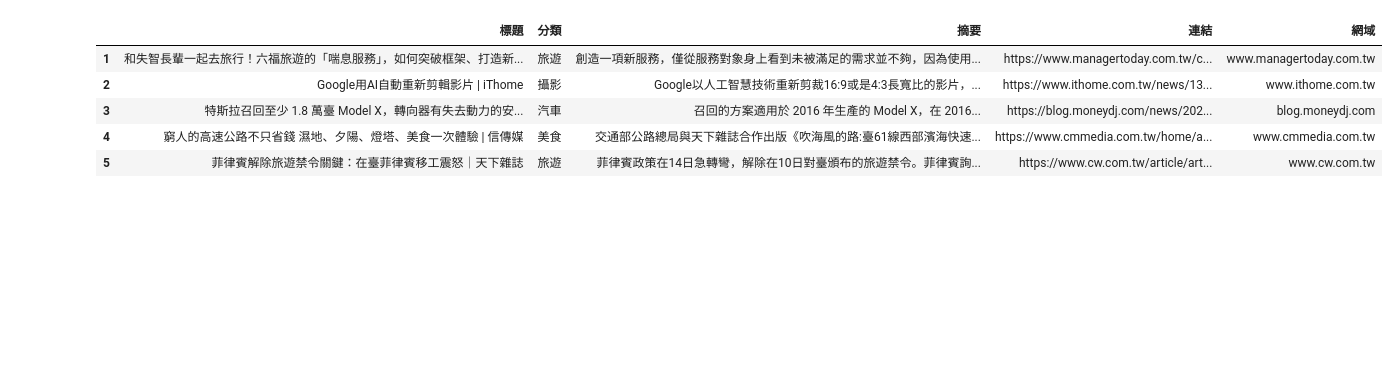
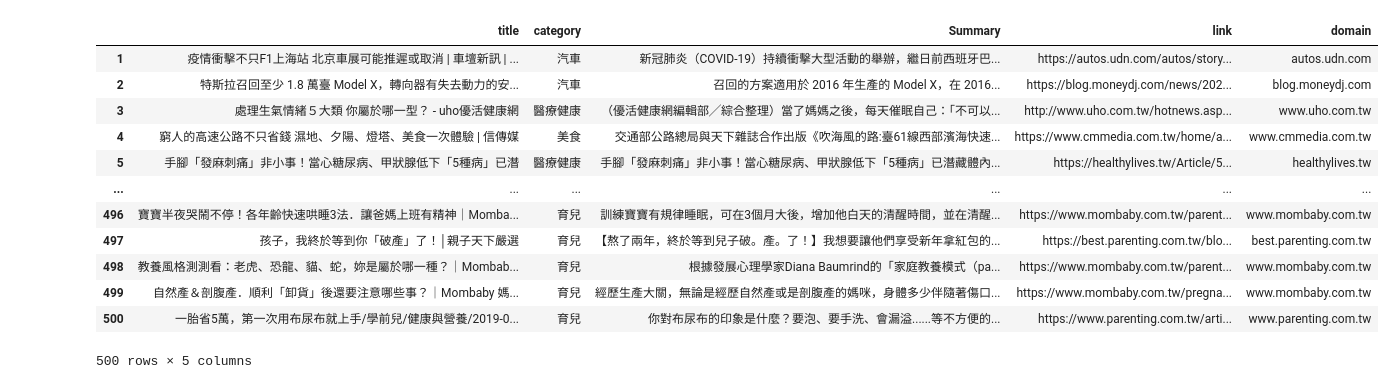
Before and after one commit to Vincent105/1st-PyCrawlerMarathon, a Jupyter notebook: homework/Day38-40.ipynb, the cells around one changed output. Saved outputs shown, nothing was run; the diff lists cells and outputs as text; code cells hidden in the pictures; blank space fills up the shorter version.

```diff
--- a/homework/Day38-40.ipynb
+++ b/homework/Day38-40.ipynb
@@ -19,12 +21,11 @@ from selenium import webdriver
 from selenium.webdriver.common.keys import Keys
 import time
 import pandas as pd
-import re
 
 browser = webdriver.Chrome(
     executable_path='E:\Project\\1st-PyCrawlerMarathon\chromedriver\chromedriver.exe')
 # 目標文章數量
-target_count = 5
+target_count = 500
 
 article_count = 1
 article_url = []
@@ -38,46 +39,53 @@ time.sleep(5)
 while keepGoing:
     html = browser.page_source
     soup = BeautifulSoup(html, "lxml")
 
     news_block = soup.find_all('div', class_='sc-eEieub sc-iuDHTM ibJqYc')
 
     for news_item in news_block:
         url = news_item.find(
             'a', class_='sc-RbTVP sc-kEmuub eSJXii').get("href")
         article_content.setdefault(article_count, {})
         # 目標文章數量-1篇之前處理
         if url not in article_url and article_count < target_count:
             article_url.append(url)
-            article_content[article_count]['標題'] = news_item.find('h6').string
-            article_content[article_count]['分類'] = news_item.find(
+            article_content[article_count]['title'] = news_item.find('h6').string
+            article_content[article_count]['category'] = news_item.find(
                 'div', class_='sc-gacfCG bPSpUf').string
-            article_content[article_count]['摘要'] = news_item.find(
+            article_content[article_count]['Summary'] = news_item.find(
                 'p', class_='sc-FQuPU sc-ciodno bvnzOw').string
-            article_content[article_count]['連結'] = url
-            article_content[article_count]['網域'] = RegexMatchingTest(regex, url)
+            article_content[article_count]['link'] = url
+            article_content[article_count]['domain'] = RegexMatchingTest(regex, url)
             article_count += 1
         # 目標文章數量最後一篇處理
         elif url not in article_url and article_count == target_count:
-            article_content[article_count]['標題'] = news_item.find('h6').string
-            article_content[article_count]['分類'] = news_item.find(
+            article_content[article_count]['title'] = news_item.find('h6').string
+            article_content[article_count]['category'] = news_item.find(
                 'div', class_='sc-gacfCG bPSpUf').string
-            article_content[article_count]['摘要'] = news_item.find(
+            article_content[article_count]['Summary'] = news_item.find(
                 'p', class_='sc-FQuPU sc-ciodno bvnzOw').string
-            article_content[article_count]['連結'] = url
-            article_content[article_count]['網域'] = RegexMatchingTest(regex, url)
+            article_content[article_count]['link'] = url
+            article_content[article_count]['domain'] = RegexMatchingTest(regex, url)
             keepGoing = False
 
     time.sleep(2)
     browser.execute_script("window.scrollBy(0,10000)")
 
 # print(article_content)
 browser.quit()
 frame = pd.DataFrame(article_content)
 frame.T
 # %% [output]
-|  | 標題 | 分類 | 摘要 | 連結 | 網域 |
-| 1 | 和失智長輩一起去旅行！六福旅遊的「喘息服務」，如何突破框架、打造新... | 旅遊 | 創造一項新服務，僅從服務對象身上看到未被滿足的需求並不夠，因為使用... | https://www.managertoday.com.tw/c... | www.managertoday.com.tw |
-| 2 | Google用AI自動重新剪輯影片 | iThome | 攝影 | Google以人工智慧技術重新剪裁16:9或是4:3長寬比的影片，... | https://www.ithome.com.tw/news/13... | www.ithome.com.tw |
-| 3 | 特斯拉召回至少 1.8 萬臺 Model X，轉向器有失去動力的安... | 汽車 | 召回的方案適用於 2016 年生產的 Model X，在 2016... | https://blog.moneydj.com/news/202... | blog.moneydj.com |
+|  | title | category | Summary | link | domain |
+| 1 | 疫情衝擊不只F1上海站 北京車展可能推遲或取消 | 車壇新訊 | ... | 汽車 | 新冠肺炎（COVID-19）持續衝擊大型活動的舉辦，繼日前西班牙巴... | https://autos.udn.com/autos/story... | autos.udn.com |
+| 2 | 特斯拉召回至少 1.8 萬臺 Model X，轉向器有失去動力的安... | 汽車 | 召回的方案適用於 2016 年生產的 Model X，在 2016... | https://blog.moneydj.com/news/202... | blog.moneydj.com |
+| 3 | 處理生氣情緒５大類 你屬於哪一型？ - uho優活健康網 | 醫療健康 | （優活健康網編輯部╱綜合整理）當了媽媽之後，每天催眠自己：「不可以... | http://www.uho.com.tw/hotnews.asp... | www.uho.com.tw |
 | 4 | 窮人的高速公路不只省錢 濕地、夕陽、燈塔、美食一次體驗 | 信傳媒 | 美食 | 交通部公路總局與天下雜誌合作出版《吹海風的路:臺61線西部濱海快速... | https://www.cmmedia.com.tw/home/a... | www.cmmedia.com.tw |
-| 5 | 菲律賓解除旅遊禁令關鍵：在臺菲律賓移工震怒｜天下雜誌 | 旅遊 | 菲律賓政策在14日急轉彎，解除在10日對臺頒布的旅遊禁令。菲律賓詢... | https://www.cw.com.tw/article/art... | www.cw.com.tw |
+| 5 | 手腳「發麻刺痛」非小事！當心糖尿病、甲狀腺低下「5種病」已潛 | 醫療健康 | 手腳「發麻刺痛」非小事！當心糖尿病、甲狀腺低下「5種病」已潛藏體內... | https://healthylives.tw/Article/5... | healthylives.tw |
+| ... | ... | ... | ... | ... | ... |
+| 496 | 寶寶半夜哭鬧不停！各年齡快速哄睡3法．讓爸媽上班有精神｜Momba... | 育兒 | 訓練寶寶有規律睡眠，可在3個月大後，增加他白天的清醒時間，並在清醒... | https://www.mombaby.com.tw/parent... | www.mombaby.com.tw |
+| 497 | 孩子，我終於等到你「破產」了！│親子天下嚴選 | 育兒 | 【熬了兩年，終於等到兒子破。產。了！】我想要讓他們享受新年拿紅包的... | https://best.parenting.com.tw/blo... | best.parenting.com.tw |
+| 498 | 教養風格測測看：老虎、恐龍、貓、蛇，妳是屬於哪一種？｜Mombab... | 育兒 | 根據發展心理學家Diana Baumrind的「家庭教養模式（pa... | https://www.mombaby.com.tw/parent... | www.mombaby.com.tw |
+| 499 | 自然產＆剖腹產．順利「卸貨」後還要注意哪些事？｜Mombaby 媽... | 育兒 | 經歷生產大關，無論是經歷自然產或是剖腹產的媽咪，身體多少伴隨著傷口... | https://www.mombaby.com.tw/pregna... | www.mombaby.com.tw |
+| 500 | 一胎省5萬，第一次用布尿布就上手/學前兒/健康與營養/2019-0... | 育兒 | 你對布尿布的印象是什麼？要泡、要手洗、會漏溢......等不方便的... | https://www.parenting.com.tw/arti... | www.parenting.com.tw |
+500 rows × 5 columns
```
Also changed, not shown: parts of 3 cells of this notebook, 1 other file.
